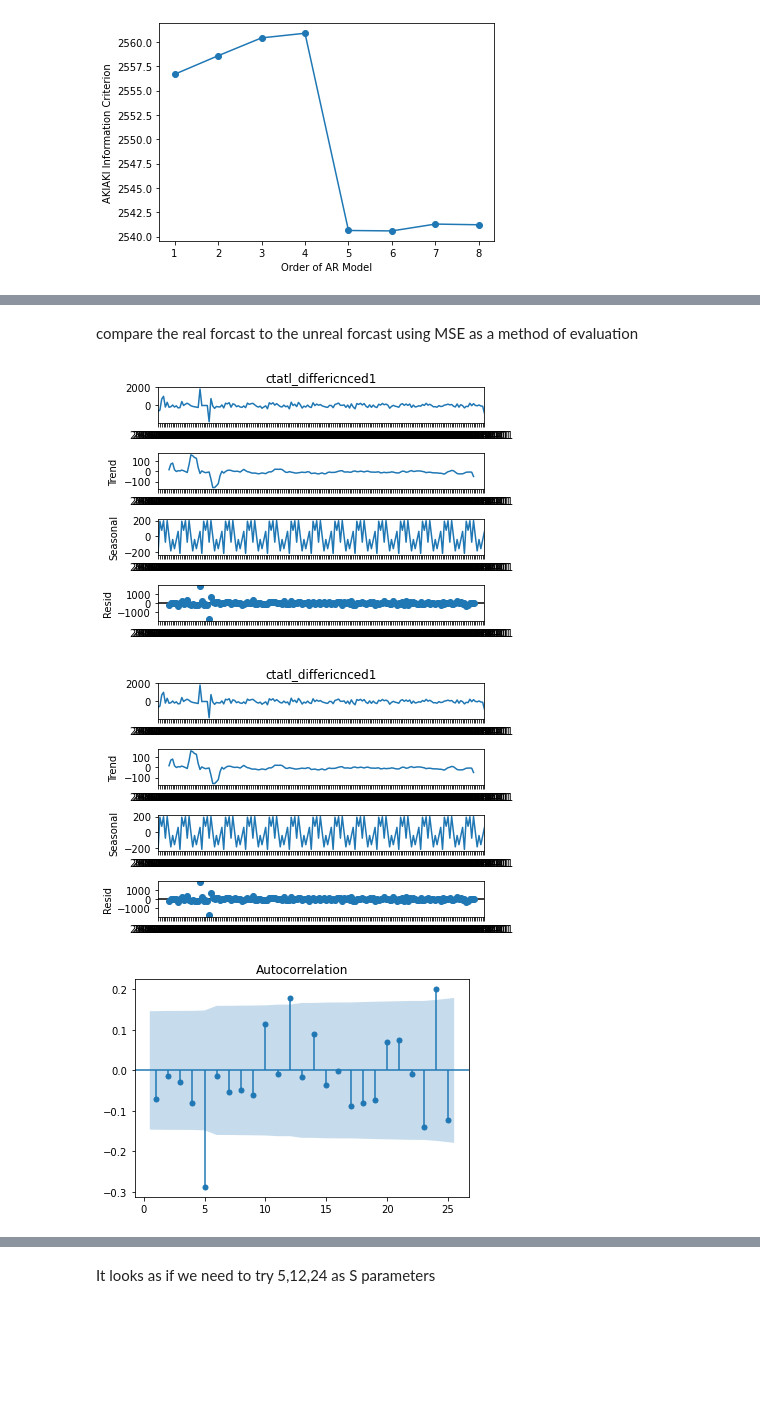
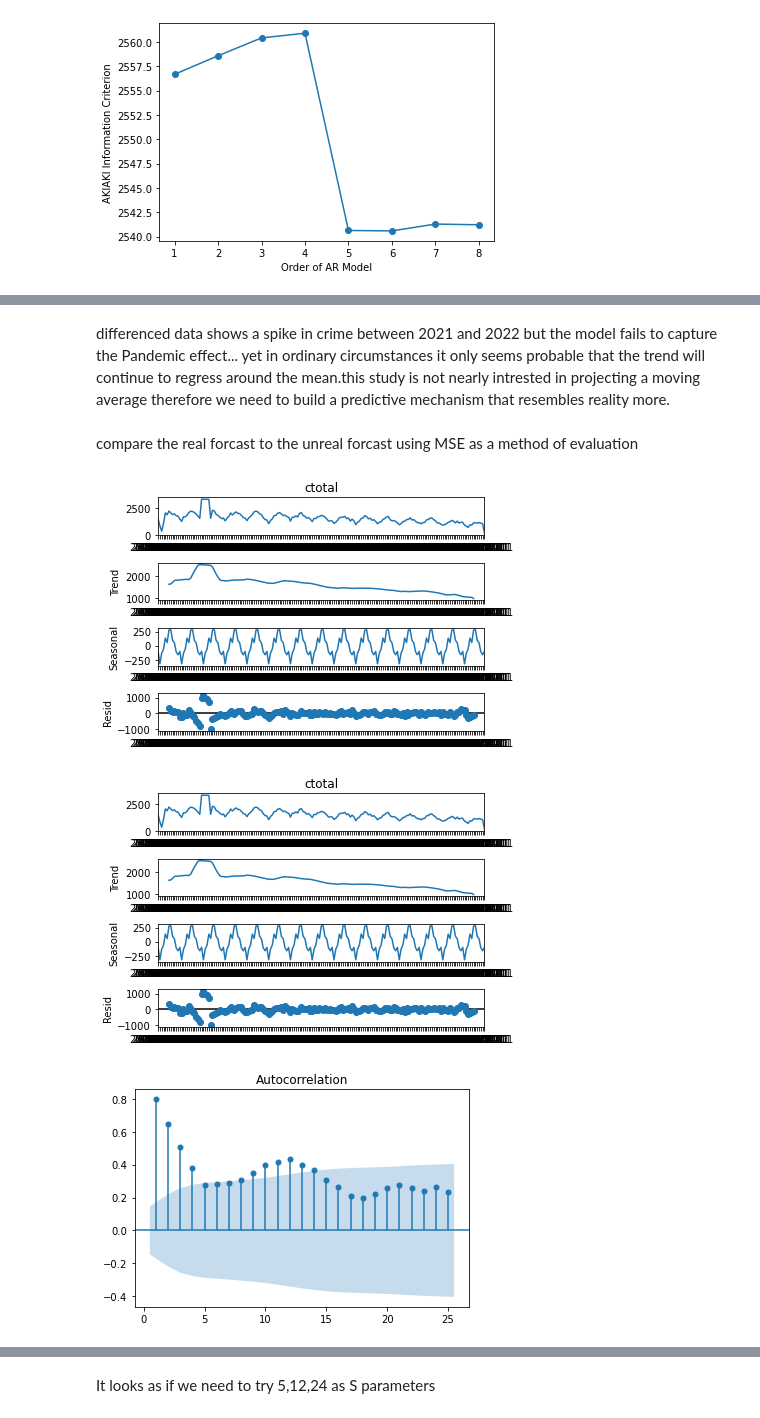
Before and after one commit to mamer-alomari/mameralomarinewyorkmodel, a Jupyter notebook: Buffalo_crime_Modeling.ipynb, the cells around one changed output, grey strips where cells are left out. Cells and saved outputs as stored; diff of their text form; code cells hidden in the pictures; blank space fills up the shorter version.

```diff
--- a/Buffalo_crime_Modeling.ipynb
+++ b/Buffalo_crime_Modeling.ipynb
@@ -276,0 +175,8 @@ x_test=x['2017-01-01':'2019-12-01']
+# %%
+X=df.ctotal
+y=dfmms.drop("ctatl_differicnced1",axis=1)
+
+y_train=y['2006-08-01':'2017-01-01']
+y_test=y['2017-01-01':'2020-01-01']
+x_train=x['2006-08-01':'2017-01-01']
+x_test=x['2017-01-01':'2019-12-01']
@@ -277,20 +210,17 @@ x_test=x['2017-01-01':'2019-12-01']
+# %% [markdown]
+differenced data shows a spike in crime between 2021 and 2022 but the model fails to capture the Pandemic effect... yet in ordinary circumstances it only seems probable that the trend will continue to regress around the mean.this study is not nearly intrested in projecting a moving average therefore we need to build a predictive mechanism that resembles reality more.
 # %% [markdown]
 compare the real forcast to the unreal forcast using MSE as a method of evaluation
 # %%
 from statsmodels.tsa.seasonal import seasonal_decompose
-decomp_y=seasonal_decompose(y,period=12)
+decomp_y=seasonal_decompose(X,period=12)
 decomp_y.plot()
 # %% [output]
-[figure, old version]
+[figure, new version]
-[figure, old version]
+[figure, new version]
 # %%
-# Create figure and subplot
 fig, ax1 = plt.subplots()
-
-# Plot the ACF on ax1
-plot_acf(y, lags=25, zero=False,  ax=ax1)
-
-# Show figure
+plot_acf(X, lags=25, zero=False,  ax=ax1)
 plt.show()
 # %% [output]
-[figure, old version]
+[figure, new version]
```
Also changed, not shown: parts of 92 cells of this notebook.
